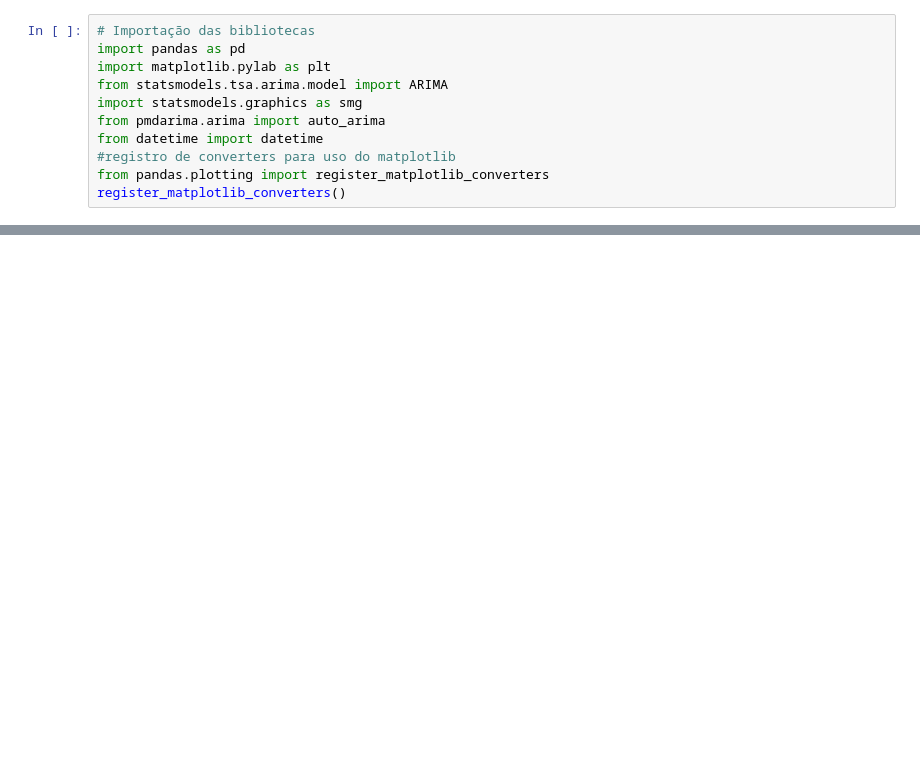
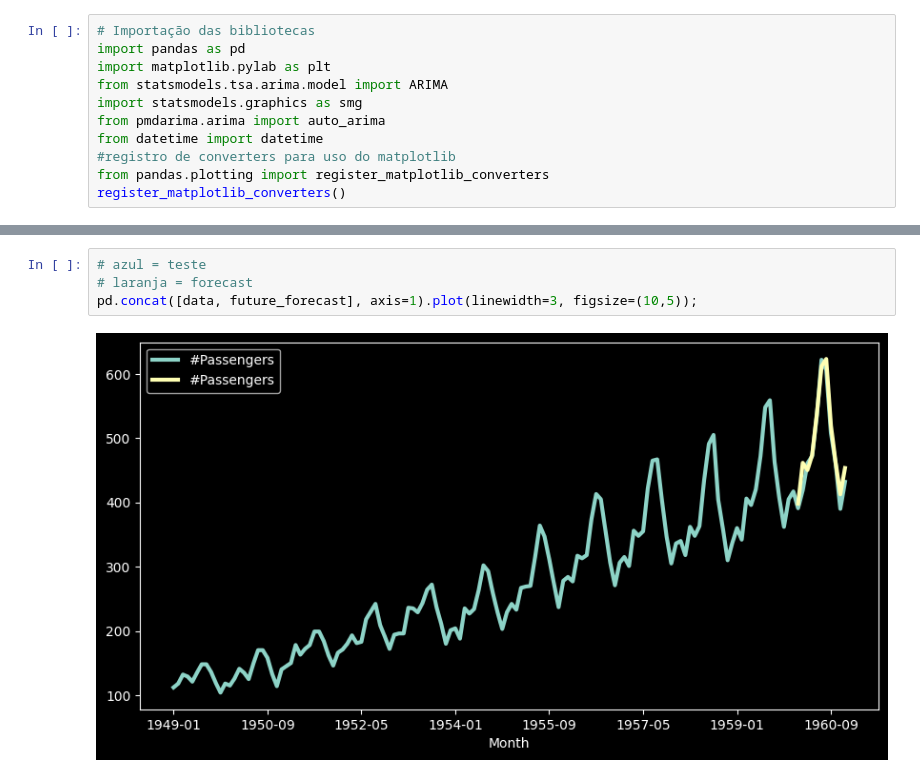
Before and after one commit to Joao-Inacio/Formacao-Cientista-de-Dados, a Jupyter notebook: 8_Series_Temporais/3_Previsao_ARIMA.ipynb, the cells around one changed output, grey strips where cells are left out. Saved outputs shown, nothing was run; the diff lists cells and outputs as text; blank space fills up the shorter version.

```diff
--- a/8_Series_Temporais/3_Previsao_ARIMA.ipynb
+++ b/8_Series_Temporais/3_Previsao_ARIMA.ipynb
@@ -119,0 +139,6 @@ array([445.63493376, 420.39504209, 449.19837837, 491.84002287,
+# %%
+# azul = teste
+# laranja = forecast
+pd.concat([data, future_forecast], axis=1).plot(linewidth=3, figsize=(10,5));
+# %% [output]
+[figure, added]
```
Also changed, not shown: parts of 15 cells of this notebook.
